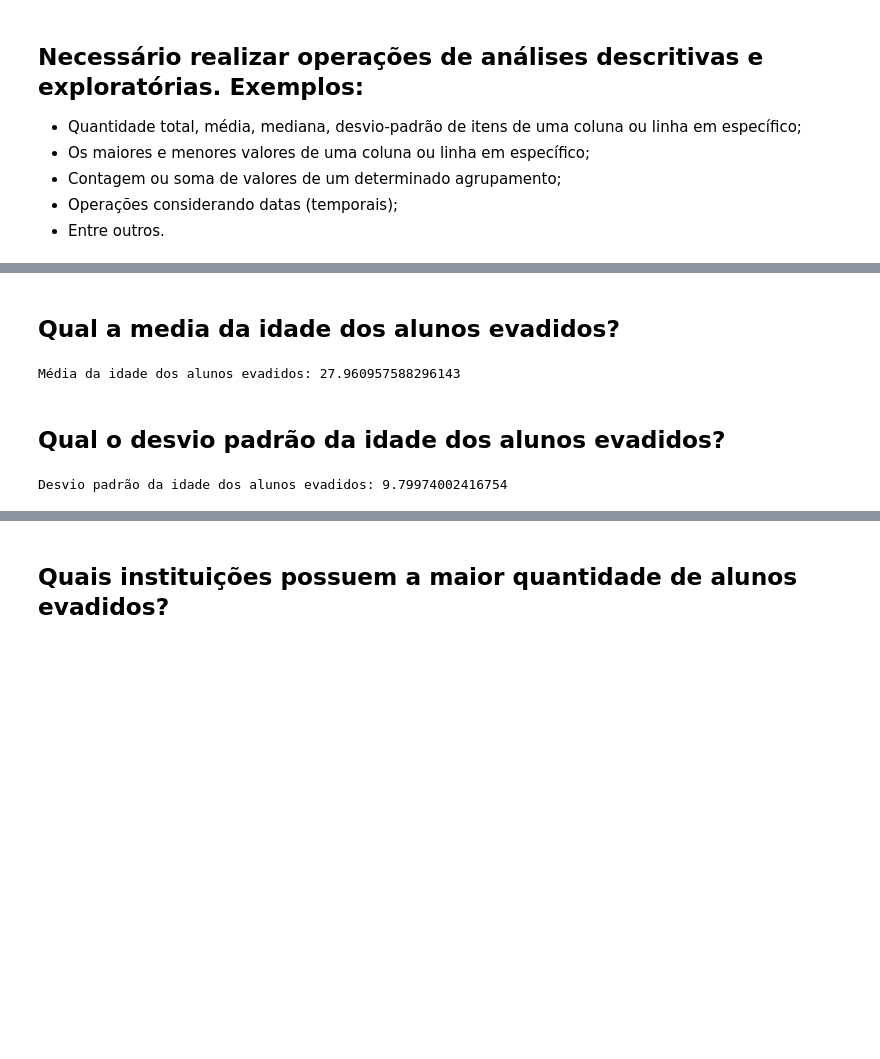
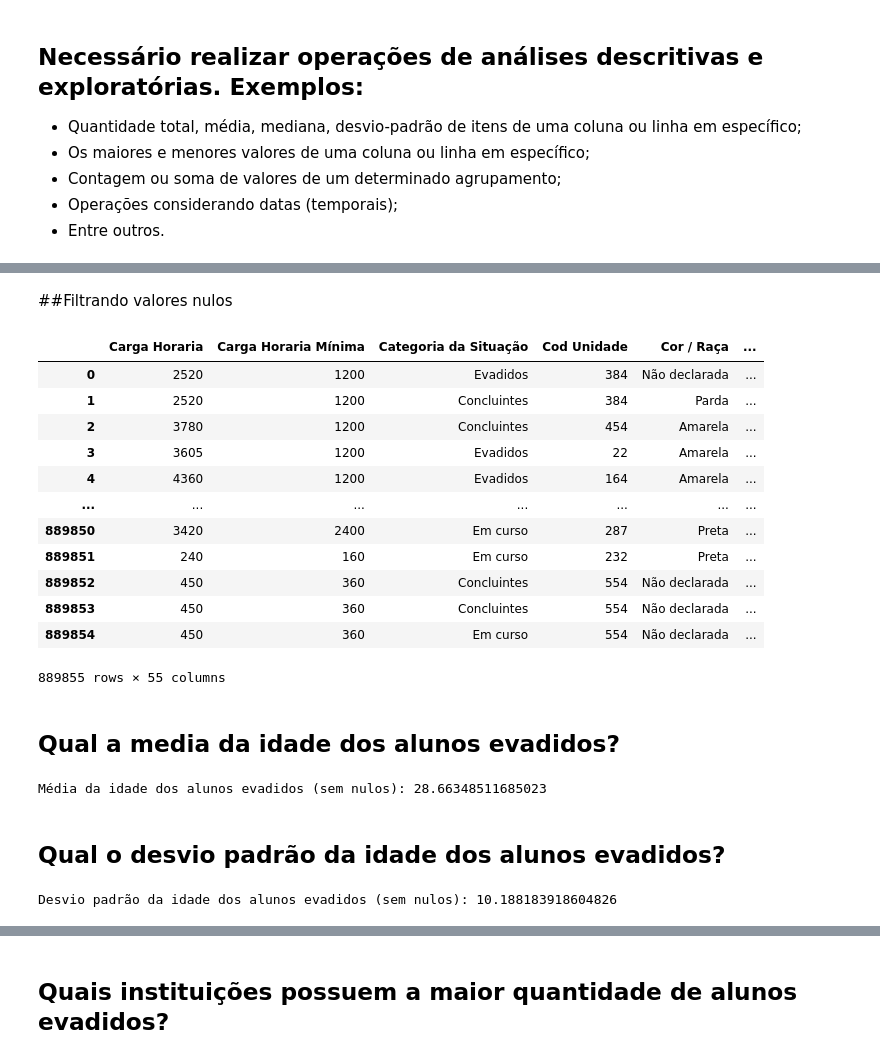
Before and after one commit to JoseChacon01/projeto_final_analise_dados, a Jupyter notebook: Projeto_Final_Analise.ipynb, the cells around one changed output, grey strips where cells are left out. Saved outputs shown, nothing was run; the diff lists cells and outputs as text; code cells hidden in the pictures; blank space fills up the shorter version.

```diff
--- a/Projeto_Final_Analise.ipynb
+++ b/Projeto_Final_Analise.ipynb
@@ -31,3 +48,24 @@ Nomes das Colunas: Index(['Carga Horaria;Carga Horaria Mínima;Categoria da Situ
+# %% [markdown]
+##Filtrando valores nulos
+# %%
+arquivo_csv = "2021 - Eficiência Acadêmica.csv"
+dados = pd.read_csv(arquivo_csv, delimiter=';')
+
+dados[dados.isnull().T.any()]
+# %% [output]
+|  | Carga Horaria | Carga Horaria Mínima | Categoria da Situação | Cod Unidade | Cor / Raça | ... |
+| 0 | 2520 | 1200 | Evadidos | 384 | Não declarada | ... |
+| 1 | 2520 | 1200 | Concluintes | 384 | Parda | ... |
+| 2 | 3780 | 1200 | Concluintes | 454 | Amarela | ... |
+| 3 | 3605 | 1200 | Evadidos | 22 | Amarela | ... |
+| 4 | 4360 | 1200 | Evadidos | 164 | Amarela | ... |
+| ... | ... | ... | ... | ... | ... | ... |
+| 889850 | 3420 | 2400 | Em curso | 287 | Preta | ... |
+| 889851 | 240 | 160 | Em curso | 232 | Preta | ... |
+| 889852 | 450 | 360 | Concluintes | 554 | Não declarada | ... |
+| 889853 | 450 | 360 | Concluintes | 554 | Não declarada | ... |
+| 889854 | 450 | 360 | Em curso | 554 | Não declarada | ... |
+889855 rows × 55 columns
 # %% [markdown]
 ## Qual a media da idade dos alunos evadidos?
 # %%
@@ -35,28 +73,31 @@ Nomes das Colunas: Index(['Carga Horaria;Carga Horaria Mínima;Categoria da Situ
 arquivo_csv = "2021 - Eficiência Acadêmica.csv"
 dados = pd.read_csv(arquivo_csv, delimiter=';')
 
+# Remover linhas onde 'Idade' é nulo para a categoria 'Evadidos'
+dados_sem_nulos = dados.dropna(subset=['Idade'], inplace=False)
 
 # Calculando a média da idade dos alunos com a categoria 'Evadidos'
-media_idade_evadidos = dados.loc[dados['Categoria da Situação'] == 'Evadidos', 'Idade'].mean()
+media_idade_evadidos = dados_sem_nulos.loc[dados_sem_nulos['Categoria da Situação'] == 'Evadidos', 'Idade'].mean()
 
-
-print("Média da idade dos alunos evadidos:", media_idade_evadidos)
+print("Média da idade dos alunos evadidos (sem nulos):", media_idade_evadidos)
 # %% [output]
-Média da idade dos alunos evadidos: 27.960957588296143
+Média da idade dos alunos evadidos (sem nulos): 28.66348511685023
 # %% [markdown]
 ## Qual o desvio padrão da idade dos alunos evadidos?
 # %%
-
 arquivo_csv = "2021 - Eficiência Acadêmica.csv"
 dados = pd.read_csv(arquivo_csv, delimiter=';')
 
+# Remover linhas onde 'Idade' é nulo para a categoria 'Evadidos'
+dados_sem_nulos = dados.dropna(subset=['Idade'], inplace=False)
+
 # Calculando o desvio padrão da idade dos alunos evadidos
-desvio_padrao_idade_evadidos = dados.loc[dados['Categoria da Situação'] == 'Evadidos', 'Idade'].std()
+desvio_padrao_idade_evadidos = dados_sem_nulos.loc[dados_sem_nulos['Categoria da Situação'] == 'Evadidos', 'Idade'].std()
 
 # Imprimindo o desvio padrão da idade dos alunos evadidos
-print("Desvio padrão da idade dos alunos evadidos:", desvio_padrao_idade_evadidos)
+print("Desvio padrão da idade dos alunos evadidos (sem nulos):", desvio_padrao_idade_evadidos)
 # %% [output]
-Desvio padrão da idade dos alunos evadidos: 9.79974002416754
+Desvio padrão da idade dos alunos evadidos (sem nulos): 10.188183918604826
 # %%
 
 # Adicionando barras
```
Also changed, not shown: parts of 8 cells of this notebook.
